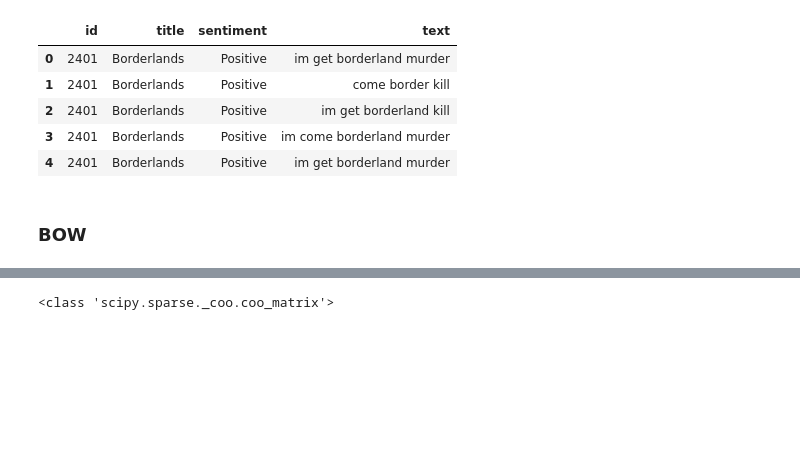
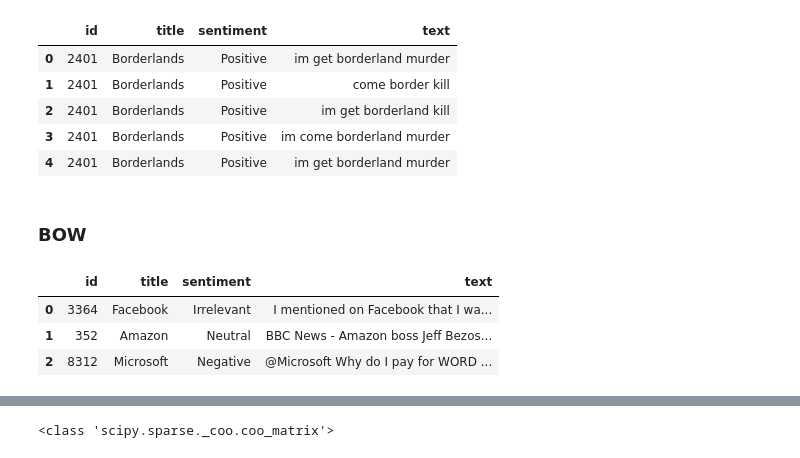
Before and after one commit to namitabagri/Text-Sentiment-Classifier, a Jupyter notebook: colab.ipynb, the cells around one changed output, grey strips where cells are left out. Drawn from its saved outputs; the diff is of its cells as text; code cells hidden in the pictures; blank space fills up the shorter version.

```diff
--- a/colab.ipynb
+++ b/colab.ipynb
@@ -201,4 +201,11 @@ bow_test = val_df.head(10)
 bow_train = train_df.head(20)
+# %%
+bow_test.head(3)
+# %% [output]
+|  | id | title | sentiment | text |
+| 0 | 3364 | Facebook | Irrelevant | I mentioned on Facebook that I wa... |
+| 1 | 352 | Amazon | Neutral | BBC News - Amazon boss Jeff Bezos... |
+| 2 | 8312 | Microsoft | Negative | @Microsoft Why do I pay for WORD ... |
 # %%
 y_real_bow = val_df.head(10)['sentiment']
 # %%
```
Also changed, not shown: parts of 9 cells of this notebook.
